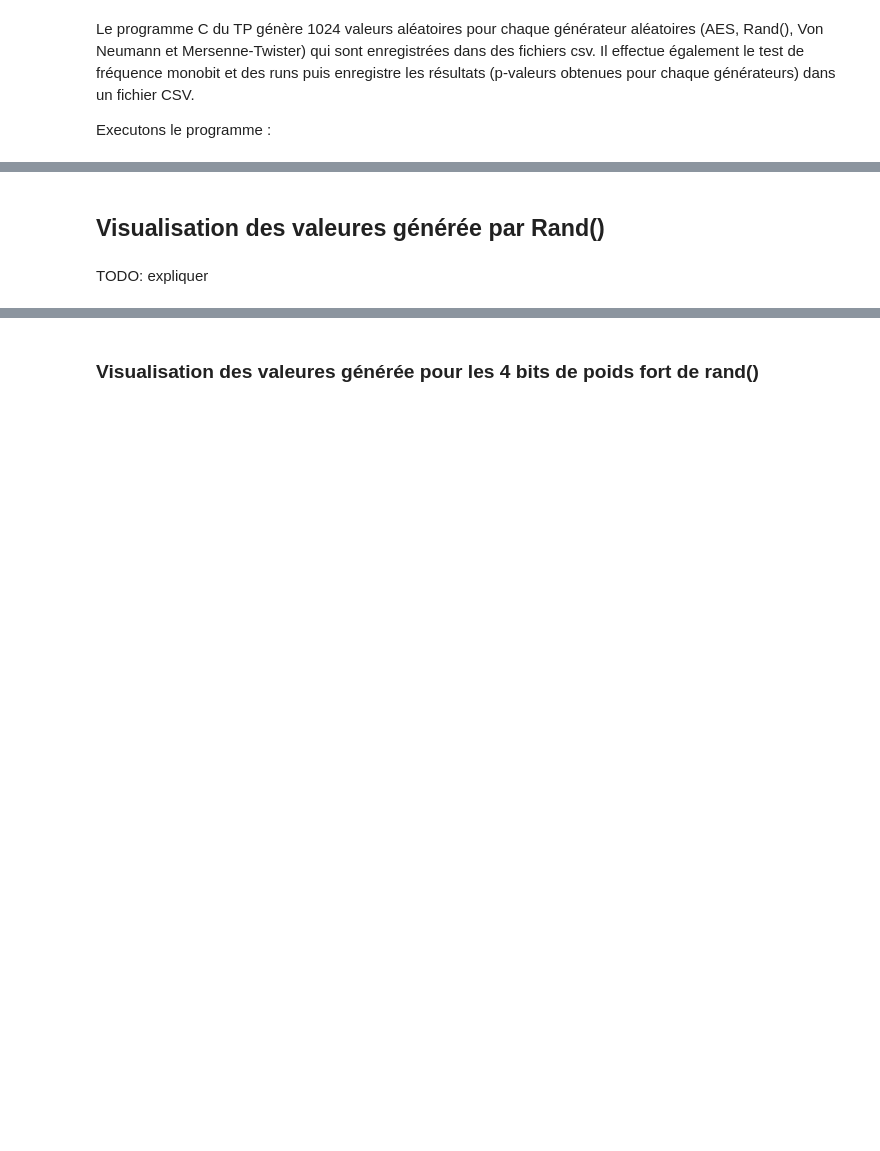
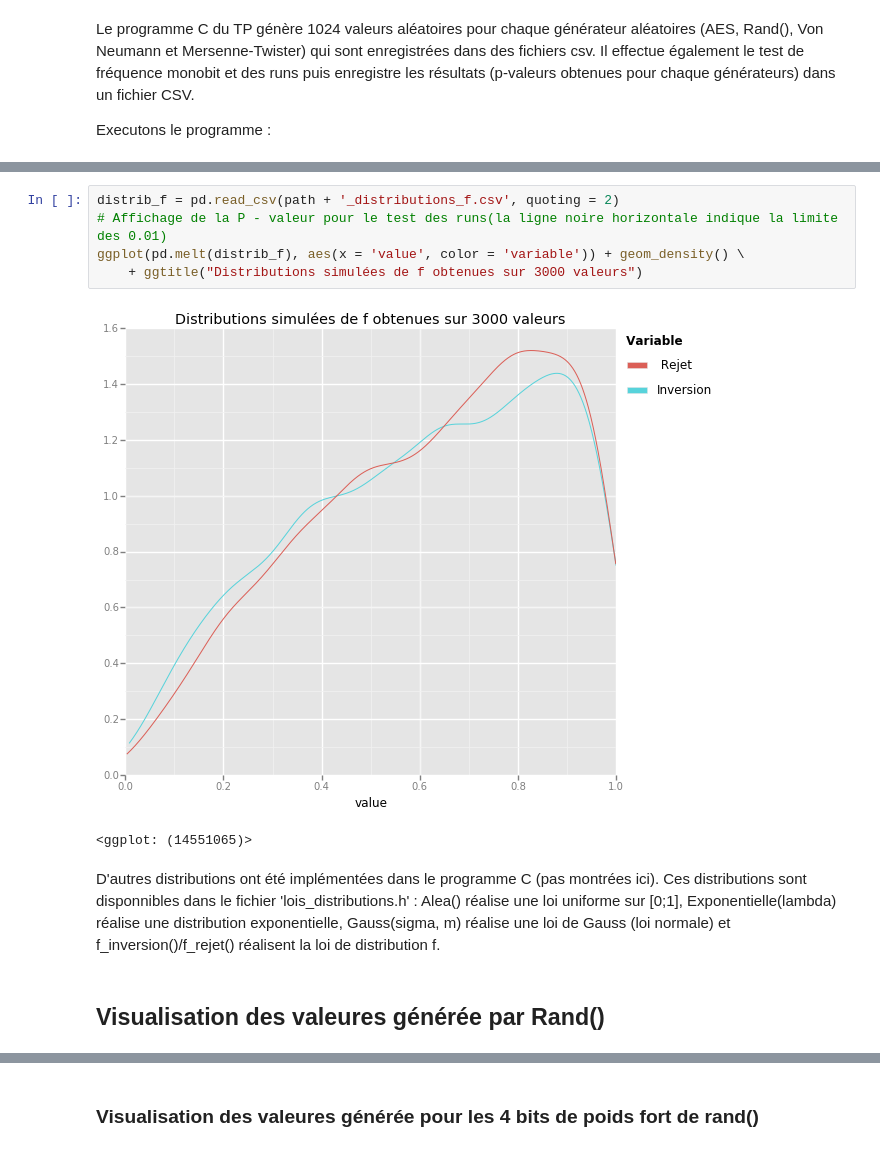
Before and after one commit to PaulEmmanuelSotir/TPs_3IF, a Jupyter notebook: TP1_Probas/ResultAnalysis/ResultAnalysisNotebook.ipynb, the cells around one changed output, grey strips where cells are left out. Cells and saved outputs as stored; diff of their text form; blank space fills up the shorter version.

```diff
--- a/TP1_Probas/ResultAnalysis/ResultAnalysisNotebook.ipynb
+++ b/TP1_Probas/ResultAnalysis/ResultAnalysisNotebook.ipynb
@@ -33,4 +39,12 @@ On constate que l'inversion donne un résultat plus rappide mais elle est plus d
+# %%
+distrib_f = pd.read_csv(path + '_distributions_f.csv', quoting = 2)
+# Affichage de la P - valeur pour le test des runs(la ligne noire horizontale indique la limite des 0.01)
+ggplot(pd.melt(distrib_f), aes(x = 'value', color = 'variable')) + geom_density() \
+    + ggtitle("Distributions simulées de f obtenues sur 3000 valeurs")
+# %% [output]
+[figure, added]
+<ggplot: (14551065)>
+# %% [markdown]
+D'autres distributions ont été implémentées dans le programme C (pas montrées ici). Ces distributions sont disponnibles dans le fichier 'lois_distributions.h' : Alea() réalise une loi uniforme sur [0;1], Exponentielle(lambda) réalise une distribution exponentielle, Gauss(sigma, m) réalise une loi de Gauss (loi normale) et f_inversion()/f_rejet() réalisent la loi de distribution f.
 # %% [markdown]
 ## Visualisation des valeures générée par Rand()
-# %% [markdown]
-TODO: expliquer
```
Also changed, not shown: parts of 29 cells of this notebook, 15 other files.
